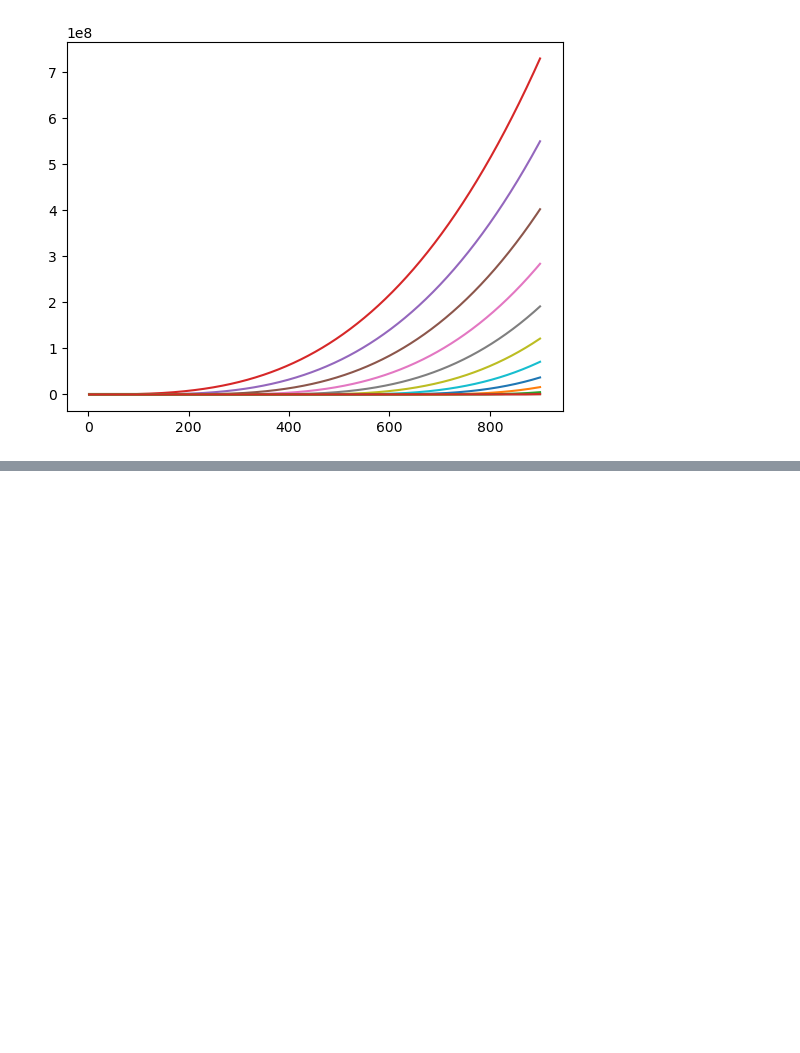
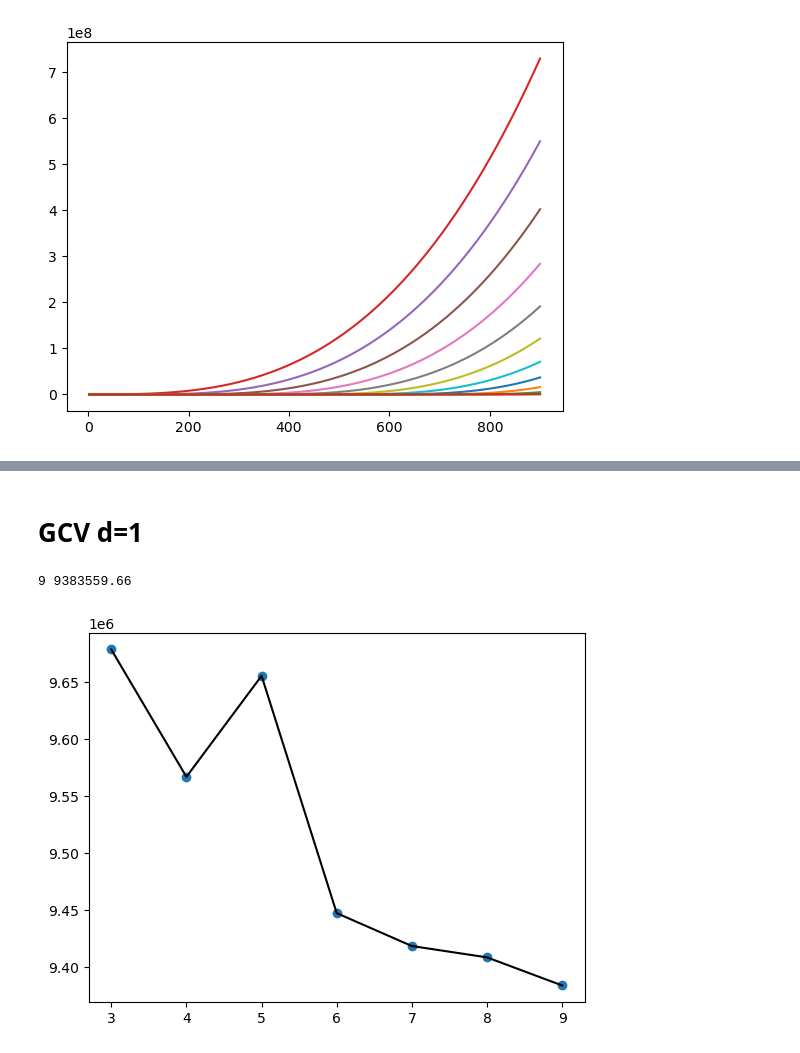
Before and after one commit to FilMastro/SL-homework1, a Jupyter notebook: hw1.ipynb, the cells around one changed output, grey strips where cells are left out. Drawn from its saved outputs; the diff is of its cells as text; code cells hidden in the pictures; blank space fills up the shorter version.

```diff
--- a/hw1.ipynb
+++ b/hw1.ipynb
@@ -120,0 +97,15 @@ def main (d,q,x=data.x,y=data.y):
+# %% [markdown]
+# GCV d=1
+# %%
+# for d=1
+knots=list(range(3,10))
+# print(knots)
+res=list(map(main,[1]*len(knots),knots,data.x,data.y))
+ind=np.argmin(res)
+print(knots[ind],res[ind])
+plt.scatter(knots,res)
+plt.plot(knots,res,color='black')
+plt.show()
+# %% [output]
+9 9383559.66
+[figure, added]
```
Also changed, not shown: parts of 30 cells of this notebook.
